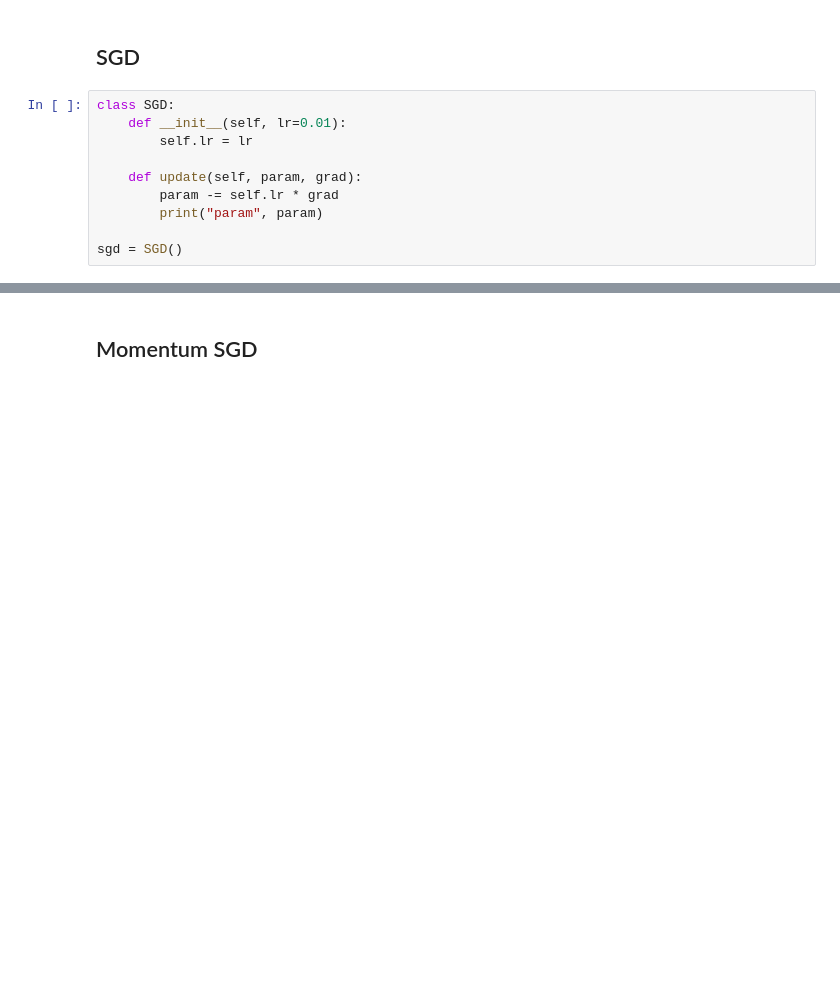
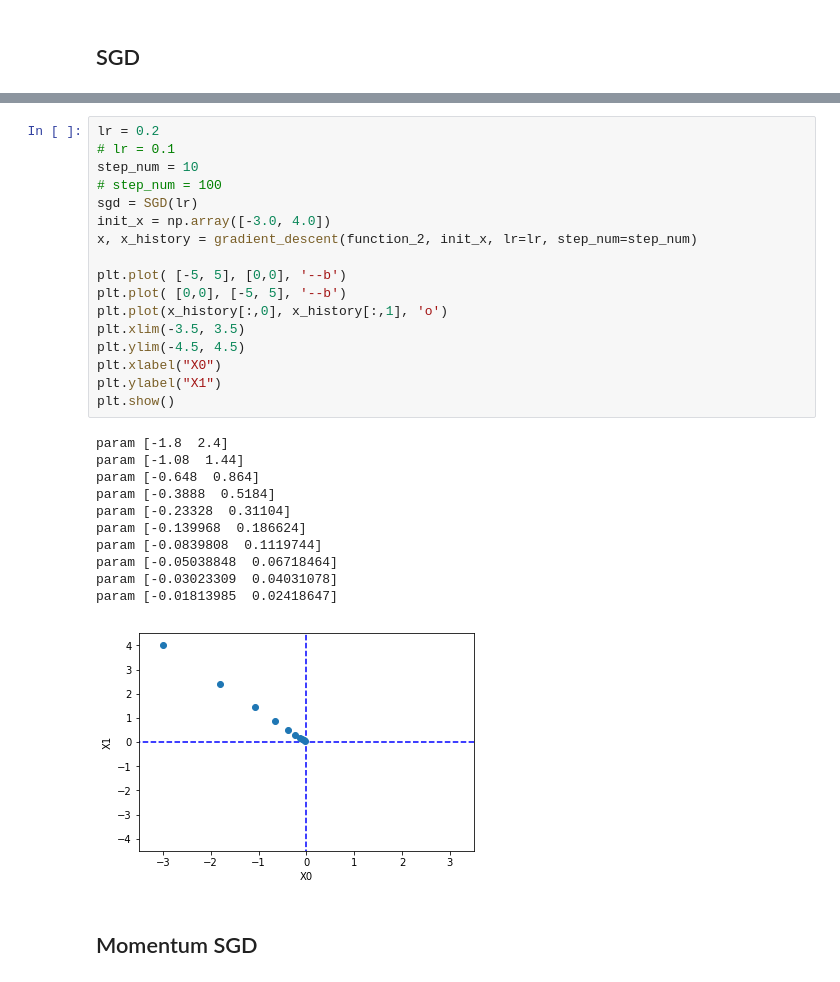
Before and after one commit to miyamotok0105/machine-learning-handson, a Jupyter notebook: scratch_py/ch06.ipynb, the cells around one changed output, grey strips where cells are left out. Saved outputs shown, nothing was run; the diff lists cells and outputs as text; blank space fills up the shorter version.

```diff
--- a/scratch_py/ch06.ipynb
+++ b/scratch_py/ch06.ipynb
@@ -124,15 +124,5 @@ plt.show()
 # %% [markdown]
 ## SGD
-# %%
-class SGD:
-    def __init__(self, lr=0.01):
-        self.lr = lr
-
-    def update(self, param, grad):
-        param -= self.lr * grad
-        print("param", param)
-
-sgd = SGD()
 # %%
 #https://github.com/oreilly-japan/deep-learning-from-scratch/blob/master/ch04/gradient_method.py
 # coding: utf-8
@@ -195,2 +155,31 @@ param [-2.00282392  2.67043189]
+# %%
+lr = 0.2
+# lr = 0.1
+step_num = 10
+# step_num = 100
+sgd = SGD(lr)
+init_x = np.array([-3.0, 4.0])
+x, x_history = gradient_descent(function_2, init_x, lr=lr, step_num=step_num)
+
+plt.plot( [-5, 5], [0,0], '--b')
+plt.plot( [0,0], [-5, 5], '--b')
+plt.plot(x_history[:,0], x_history[:,1], 'o')
+plt.xlim(-3.5, 3.5)
+plt.ylim(-4.5, 4.5)
+plt.xlabel("X0")
+plt.ylabel("X1")
+plt.show()
+# %% [output]
+param [-1.8  2.4]
+param [-1.08  1.44]
+param [-0.648  0.864]
+param [-0.3888  0.5184]
+param [-0.23328  0.31104]
+param [-0.139968  0.186624]
+param [-0.0839808  0.1119744]
+param [-0.05038848  0.06718464]
+param [-0.03023309  0.04031078]
+param [-0.01813985  0.02418647]
+[figure, added]
 # %% [markdown]
 ## Momentum SGD
```
Also changed, not shown: parts of 39 cells of this notebook, 34 other files.
